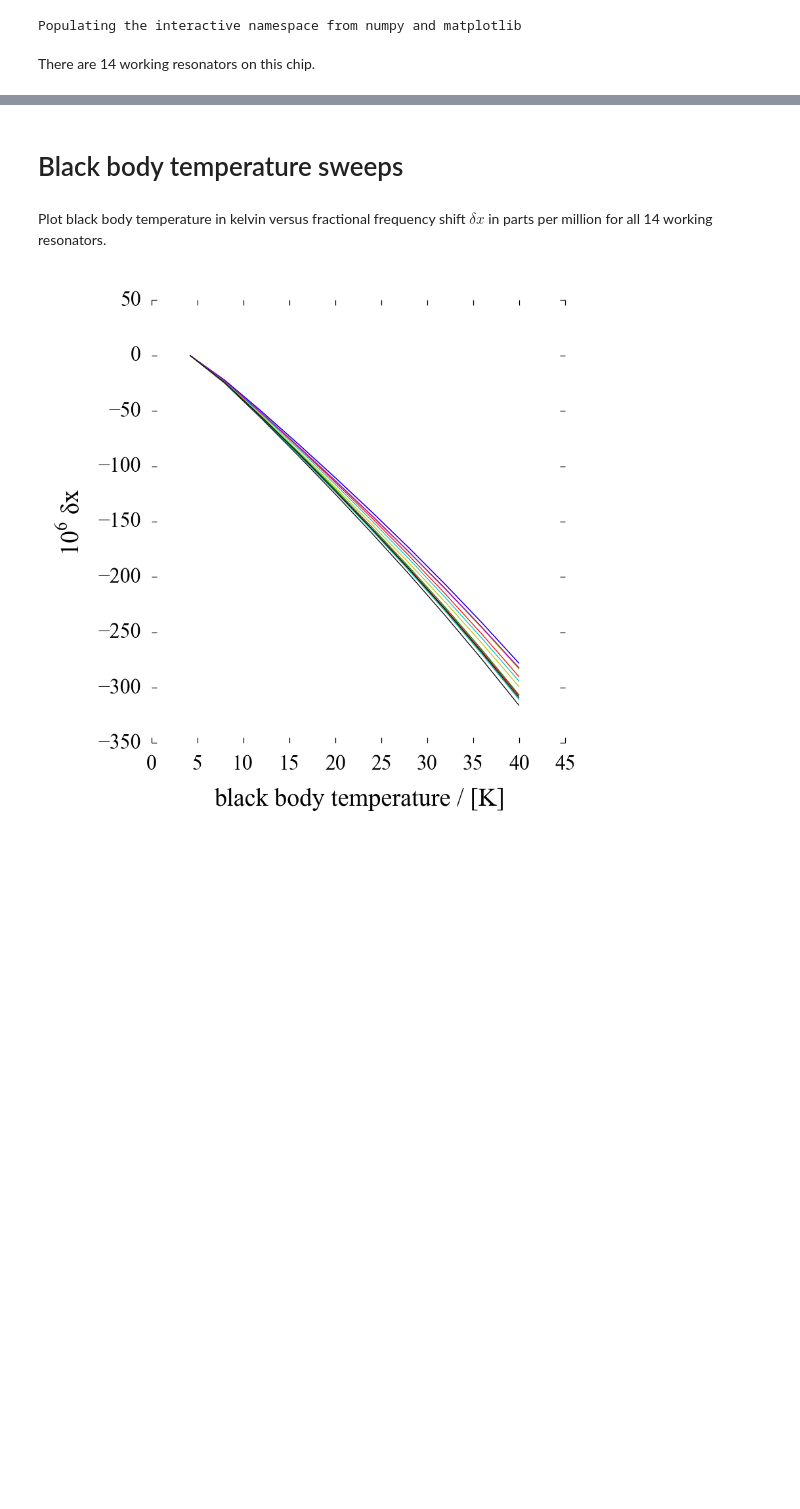
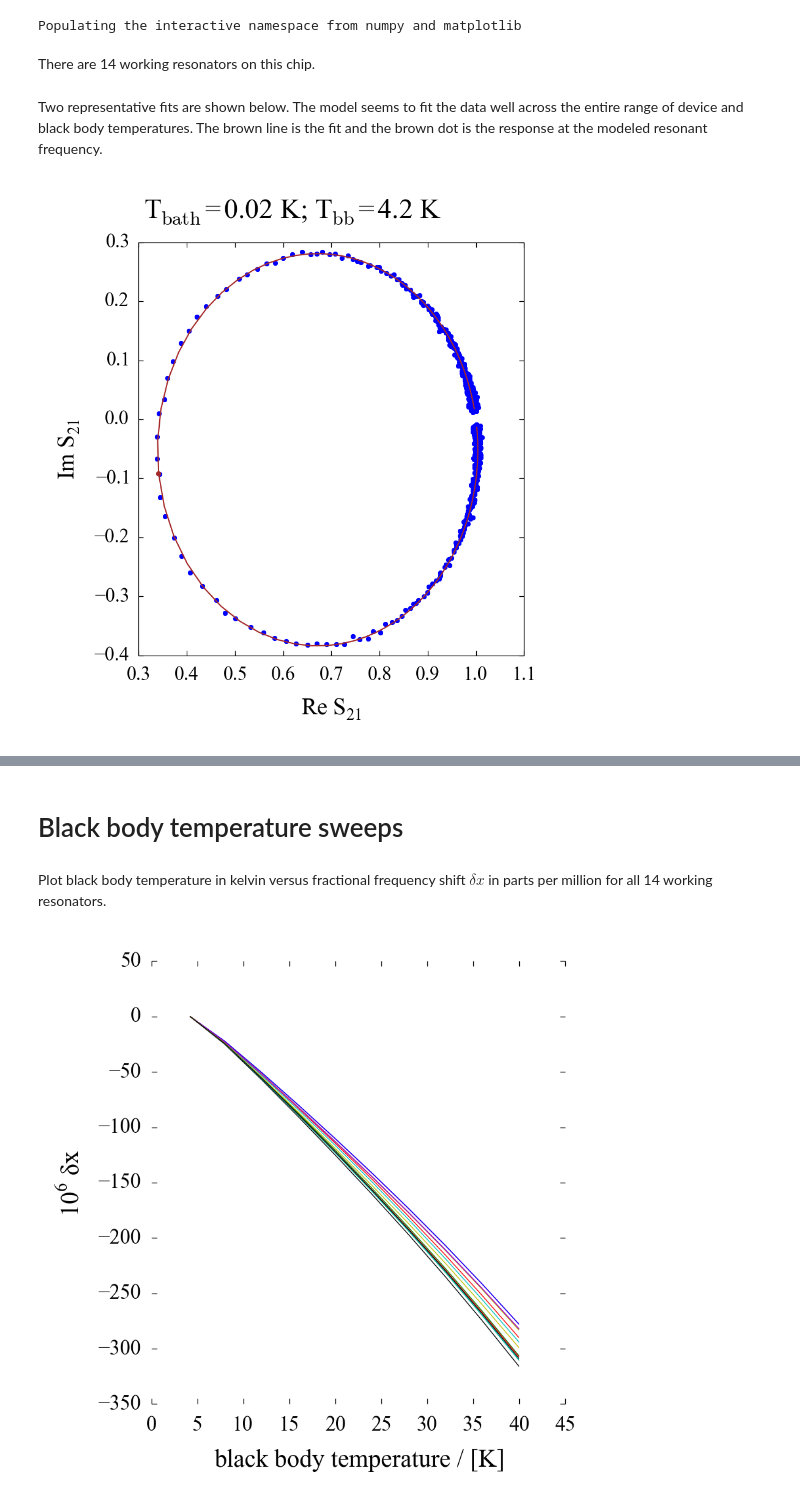
Before and after one commit to danielflanigan/ColumbiaCMB-notebooks, a Jupyter notebook: kids/2014-06-05_JPL_light_data.ipynb, the cells around one changed output, grey strips where cells are left out. Cells and saved outputs as stored; diff of their text form; code cells hidden in the pictures; blank space fills up the shorter version.

Commit message:
Updated 2014-06-05_JPL_light_data

```diff
--- a/kids/2014-06-05_JPL_light_data.ipynb
+++ b/kids/2014-06-05_JPL_light_data.ipynb
@@ -20,3 +21,13 @@ bath = data.JPL_2014_May_light_bath_temperature()
 There are 14 working resonators on this chip.
 # %%
 n_kids = 14
+# %% [markdown]
+Two representative fits are shown below. The model seems to fit the data well across the entire range of device and black body temperatures. The brown line is the fit and the brown dot is the response at the modeled resonant frequency.
+# %%
+# This device has the lowest resonant frequency and this is the lowest bath temperature.
+r = bath[0][0]
+title = (r"$T_{\mathrm{bath}} = $" + "{:.2f} K; ".format(r.T_bath) +
+         r"$T_{\mathrm{bb}} = $" + "{:.1f} K".format(r.T_bb))
+fig = plot_resonator.IQ_circle(r, normalize_s21=True, title=title)
+# %% [output]
+[figure, added]
```
Also changed, not shown: parts of 11 cells of this notebook.
